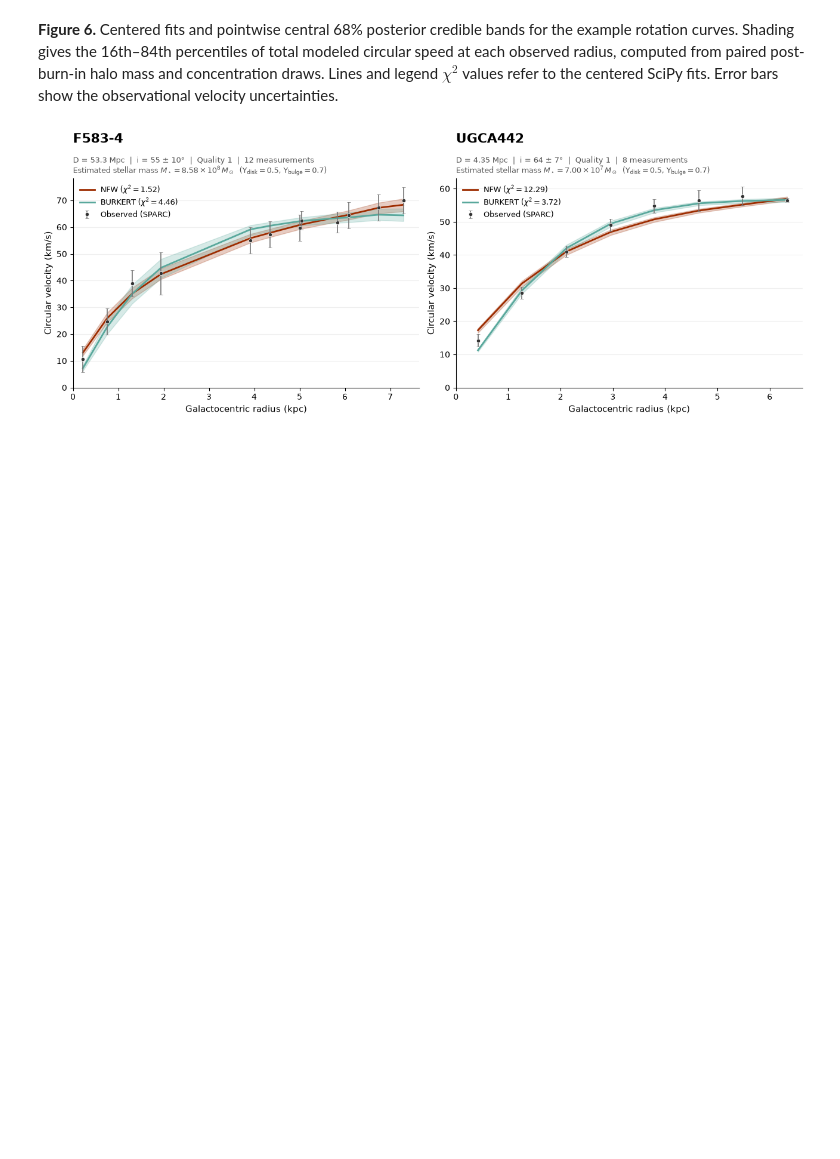
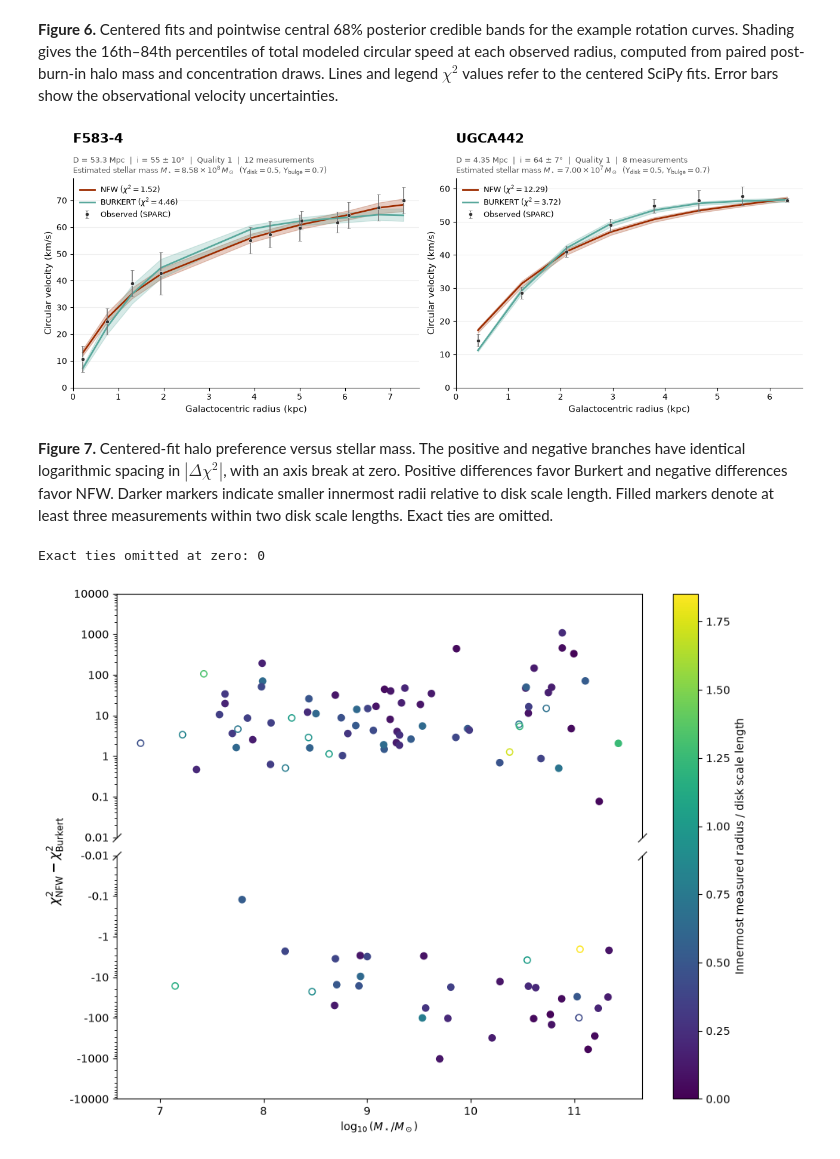
Before and after one commit to trishatalp/phys_474_halos, a Jupyter notebook: notebooks/7_report_figures.ipynb, the cells around one changed output. Cells and saved outputs as stored; diff of their text form; code cells hidden in the pictures; blank space fills up the shorter version.

```diff
--- a/notebooks/7_report_figures.ipynb
+++ b/notebooks/7_report_figures.ipynb
@@ -394,3 +394,45 @@ show_figure(plot_examples(), "example_rotation_curves")
 show_figure(plot_examples(with_bands=True), "example_rotation_curves_mcmc")
 # %% [output]
 [figure]
+# %% [markdown]
+**Figure 7.** Centered-fit halo preference versus stellar mass. The positive and negative branches have identical logarithmic spacing in $|\Delta\chi^2|$, with an axis break at zero. Positive differences favor Burkert and negative differences favor NFW. Darker markers indicate smaller innermost radii relative to disk scale length. Filled markers denote at least three measurements within two disk scale lengths. Exact ties are omitted.
+# %%
+delta = paired.delta_chi2
+magnitude = delta.abs().loc[delta.ne(0)]
+if magnitude.empty:
+    raise ValueError("All fits are tied; there are no nonzero differences to plot.")
+lower = 10.0 ** np.floor(np.log10(magnitude.min()))
+upper = 10.0 ** np.ceil(np.log10(magnitude.max()))
+if upper == lower:
+    upper *= 10
+fig, axes = plt.subplots(2, 1, sharex=True, figsize=(9, 7), layout="constrained",
+                         gridspec_kw={"hspace": .025})
+coverage = paired.innermost_radius_over_disk_scale
+norm = Normalize(0, coverage.max())
+cmap = plt.get_cmap(COVERAGE_CMAP)
+inner = paired.inner_point_count.ge(3)
+for ax, sign in zip(axes, (1, -1)):
+    for covered in (True, False):
+        rows = paired.loc[(sign * delta > 0) & inner.eq(covered)]
+        rgba = cmap(norm(rows.innermost_radius_over_disk_scale))
+        ax.scatter(rows.log_stellar_mass, rows.delta_chi2.abs(), s=34, edgecolors=rgba,
+                   facecolors=rgba if covered else "none", linewidths=1.1)
+    ax.set_yscale("log")
+    ax.set_ylim((lower, upper) if sign == 1 else (upper, lower))
+    from matplotlib.ticker import FuncFormatter
+    ax.yaxis.set_major_formatter(FuncFormatter(lambda y, pos, sign=sign: f"{sign*y:g}"))
+axes[0].spines["bottom"].set_visible(False)
+axes[1].spines["top"].set_visible(False)
+axes[0].tick_params(axis="x", which="both", bottom=False)
+for ax, height in zip(axes, (0, 1)):
+    ax.plot([0, 1], [height, height], transform=ax.transAxes, marker=[(-1,-1),(1,1)],
+            markersize=8, color=OBSERVED_COLOR, linestyle="none", clip_on=False)
+axes[1].set_xlabel(MASS_LABEL)
+fig.supylabel(r"$\chi^2_{\rm NFW}-\chi^2_{\rm Burkert}$")
+fig.colorbar(plt.cm.ScalarMappable(norm=norm, cmap=cmap), ax=axes,
+             label="Innermost measured radius / disk scale length")
+print(f"Exact ties omitted at zero: {delta.eq(0).sum()}")
+show_figure(fig, "halo_preference_signed_log")
+# %% [output]
+Exact ties omitted at zero: 0
+[figure, added]
```
Also changed, not shown: parts of 9 cells of this notebook, 15 other files.
